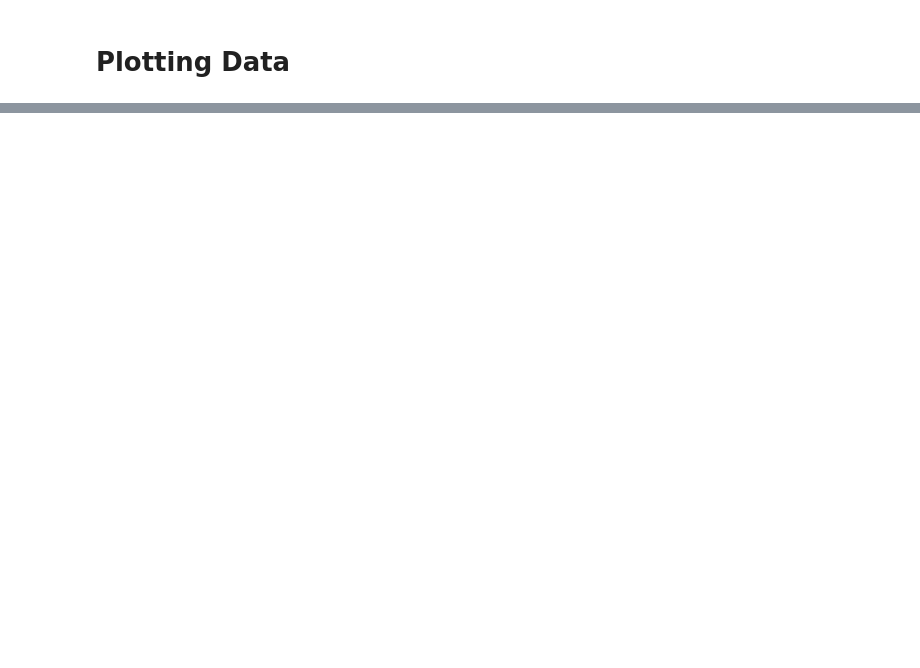
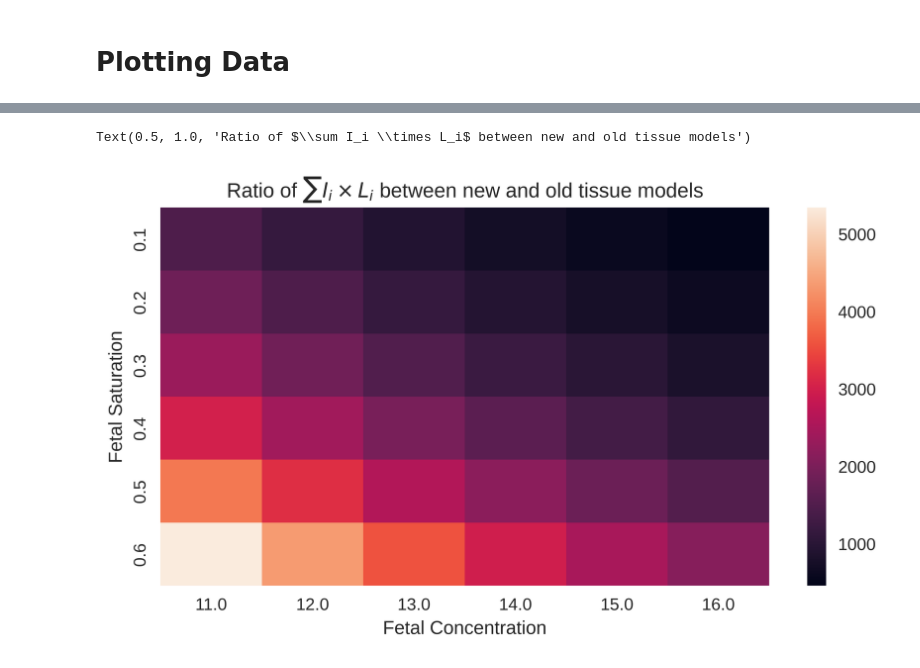
Before and after one commit to dip987/tfo_sensitivity, a Jupyter notebook: notebooks/Tissue_model_sensitivity_fraction_comparison.ipynb, the cells around one changed output, grey strips where cells are left out. Saved outputs shown, nothing was run; the diff lists cells and outputs as text; code cells hidden in the pictures; blank space fills up the shorter version.

Commit message:
added ToF sensitivity report

```diff
--- a/notebooks/Tissue_model_sensitivity_fraction_comparison.ipynb
+++ b/notebooks/Tissue_model_sensitivity_fraction_comparison.ipynb
@@ -49,6 +49,7 @@ base_mu_map = MU_MAP_BASE1 if wave_int == 1 else MU_MAP_BASE2
 # Create SDD column
 raw_sim_data["SDD"] = raw_sim_data["X"] - 100
 all_sdd = raw_sim_data["SDD"].unique()
+all_sdd.sort()
 # %% [markdown]
 # Defining Base Parameters
 # %%
@@ -67,11 +68,11 @@ all_fetal_sat = np.linspace(0.1, 0.6, 6)
 PLOT_NORMALIZED = True  # Plot the Jacibian divided by Current Intensity (Similar to normalized derivative)
 
 # Jacobian Calculator
-# mu_a_eqn = FullBloodJacobianMuAEqn()    # How the mu_a is calculated for Fetal/Maternal variable layers
+mu_a_eqn_old = FullBloodJacobianMuAEqn()    # How the mu_a is calculated for Fetal/Maternal variable layers
 # def get_jacobian_calculator(*args, **kwargs):
 #     return FullBloodAnalyticalJC(*args, **kwargs)
 
-mu_a_eqn = PartialBloodJacobianMuAEqn(0.2, 0.1, 0.75, 0.2, 0.1, 0.75)    # How the mu_a is calculated for Fetal/Maternal variable layers
+mu_a_eqn_new = PartialBloodJacobianMuAEqn(0.2, 0.1, 0.75, 0.2, 0.1, 0.75)    # How the mu_a is calculated for Fetal/Maternal variable layers
 def get_jacobian_calculator(*args, **kwargs):
     return PartialBloodAnalyticalJC(*args, **kwargs, arterial_volume_fraction=0.1, venous_saturation_reduction_factor=0.75)
 
@@ -80,10 +81,3 @@ sdd_indices = np.arange(2, 20, 2) # Which detectors to calculate (2-20, every 2,
 # %% [markdown]
 # Alternate Formula
 (Compare against the analytical expressions)
-# %%
-
-def calculate_IiLi_fraction(filtered_photon_data: pd.DataFrame, operating_point: OperatingPoint):
-    base_mu_map = {1: 0., 2:0, 3:0, 4:0}    # Dummy mu_map
-    # mu_mom_old =
-    # constant_coeff =
-    # TODO: complete this function
@@ -183,20 +132,2 @@ for sdd_index in sdd_indices:
 # %% [markdown]
 # Plotting Data
-# %%
-# Mandatory - Make all the derivatives positive
-data_table['Derivative'] = data_table['Derivative'].abs()
-
-partial_derivative_variable = ['Fetal Saturation', 'Fetal Saturation', 'Fetal Concentration', 'Fetal Concentration']
-variable_tmp = ['Fetal Saturation', 'Fetal Concentration', 'Fetal Saturation', 'Fetal Concentration']
-y_lablels = [r'$\frac{\partial I}{\partial S_f} $', r'$\frac{\partial I}{\partial S_f} $', r'$\frac{\partial I}{\partial C_f} $', r'$\frac{\partial I}{\partial C_f} $']
-plot_tiltes = [f'Sensitivity of Intensity wrt {derivative}' for derivative in partial_derivative_variable]
-
-for i in range(len(plot_tiltes)):
-    plt.figure(figsize=(FIG_WIDTH, FIG_HEIGHT))
-    data_table_subset = data_table[data_table['Type'] == i + 1] # I made types 1 indexed for some stupid reason ...
-    plot = sns.lineplot(data=data_table_subset, x='SDD', y='Derivative', hue=variable_tmp[i], marker='o')
-    plt.title(plot_tiltes[i])
-    plt.yscale('log')
-    plt.xlabel('SDD(mm)')
-    plt.ylabel(y_lablels[i])
-    plt.ylim(1e-11, 100)
@@ -207,0 +134,10 @@ for i in range(len(plot_tiltes)):
+# %%
+# Mandatory - Make all the derivatives positive
+data_table['Fraction'] = data_table['Fraction'].abs()
+
+plt.figure(figsize=(FIG_WIDTH, FIG_HEIGHT))
+sns.heatmap(data_table.pivot(index='Fetal Saturation', columns='Fetal Concentration', values='Fraction'))
+plt.title(r'Ratio of $\sum I_i \times L_i$ between new and old tissue models')
+# %% [output]
+Text(0.5, 1.0, 'Ratio of $\\sum I_i \\times L_i$ between new and old tissue models')
+[figure, added]
```
Also changed, not shown: parts of 4 cells of this notebook, 6 other files.
